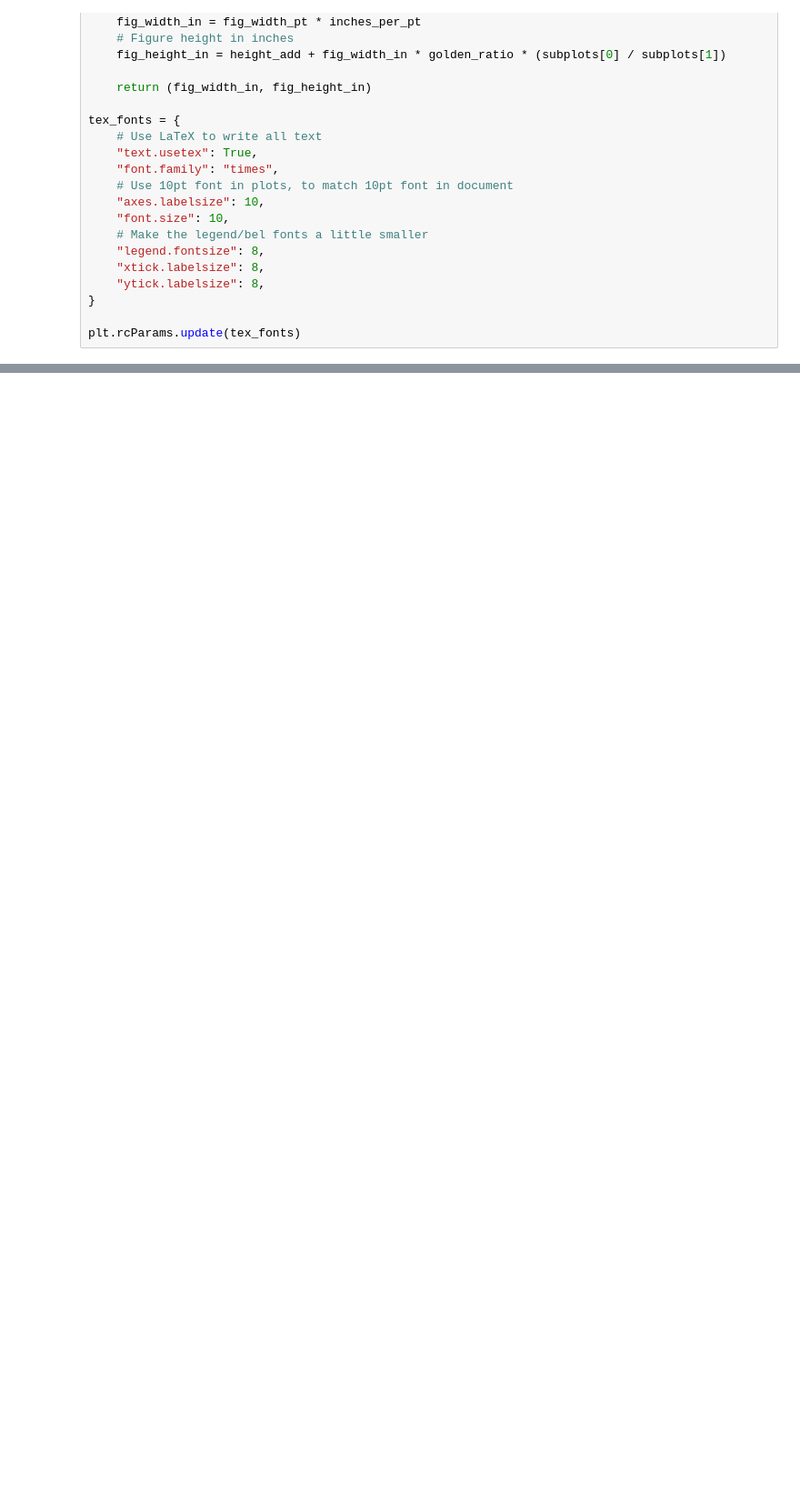
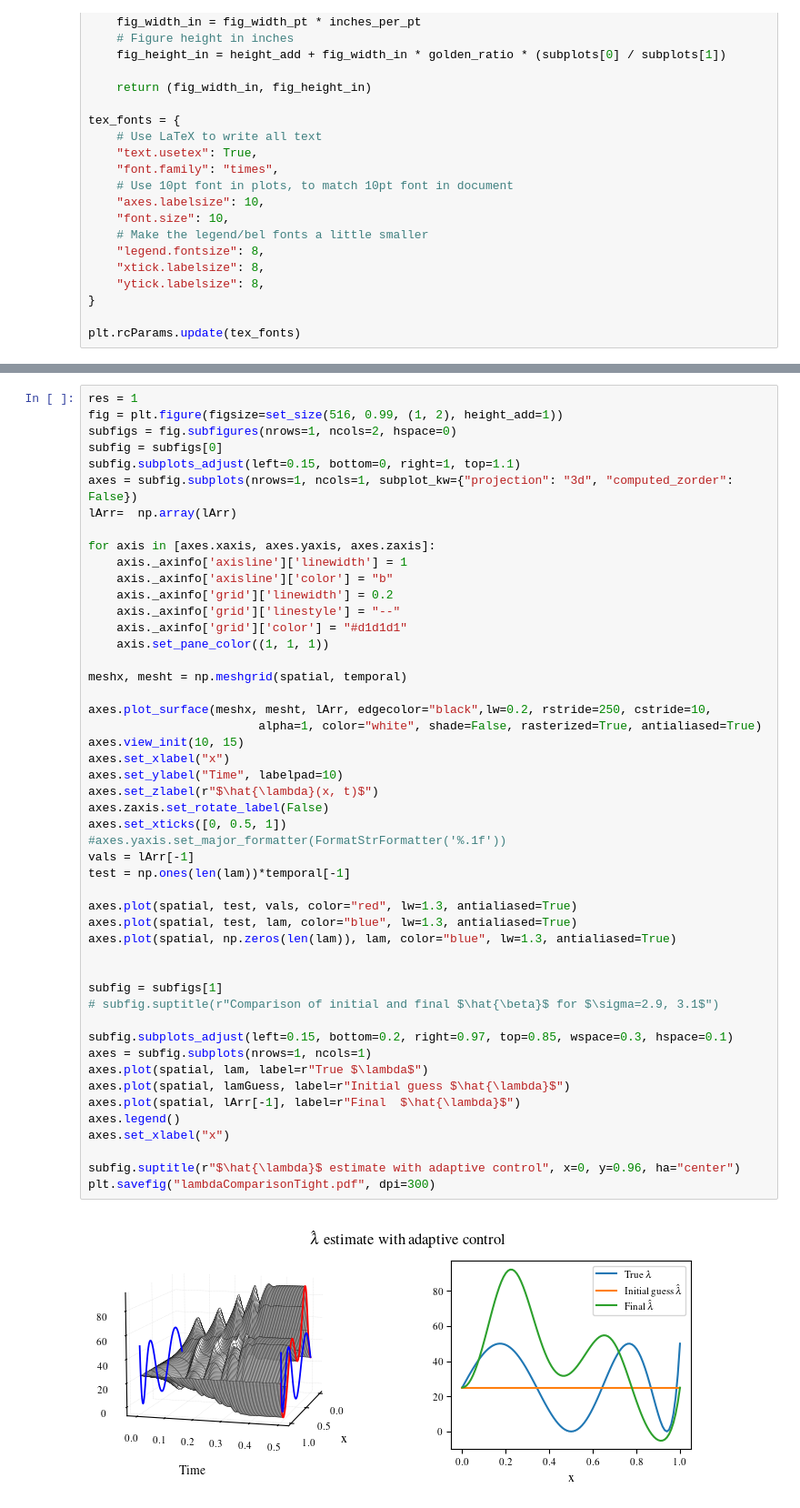
Before and after one commit to lukebhan/NeuralOperatorParabolicAdaptiveControl, a Jupyter notebook: adaptive.ipynb, the cells around one changed output, grey strips where cells are left out. Shown: that part at 91% size. Cells and saved outputs as stored; diff of their text form; blank space fills up the shorter version.

```diff
--- a/adaptive.ipynb
+++ b/adaptive.ipynb
@@ -246,3 +250,54 @@ lhatdelta [ 0.00000000e+00  3.96935492e-03  1.58459160e-02  3.55373247e-02
+# %%
+res = 1
+fig = plt.figure(figsize=set_size(516, 0.99, (1, 2), height_add=1))
+subfigs = fig.subfigures(nrows=1, ncols=2, hspace=0)
+subfig = subfigs[0]
+subfig.subplots_adjust(left=0.15, bottom=0, right=1, top=1.1)
+axes = subfig.subplots(nrows=1, ncols=1, subplot_kw={"projection": "3d", "computed_zorder": False})
+lArr=  np.array(lArr)
+
+for axis in [axes.xaxis, axes.yaxis, axes.zaxis]:
+    axis._axinfo['axisline']['linewidth'] = 1
+    axis._axinfo['axisline']['color'] = "b"
+    axis._axinfo['grid']['linewidth'] = 0.2
+    axis._axinfo['grid']['linestyle'] = "--"
+    axis._axinfo['grid']['color'] = "#d1d1d1"
+    axis.set_pane_color((1, 1, 1))
+
+meshx, mesht = np.meshgrid(spatial, temporal)
+
+axes.plot_surface(meshx, mesht, lArr, edgecolor="black",lw=0.2, rstride=250, cstride=10,
+                        alpha=1, color="white", shade=False, rasterized=True, antialiased=True)
+axes.view_init(10, 15)
+axes.set_xlabel("x")
+axes.set_ylabel("Time", labelpad=10)
+axes.set_zlabel(r"$\hat{\lambda}(x, t)$")
+axes.zaxis.set_rotate_label(False)
+axes.set_xticks([0, 0.5, 1])
+#axes.yaxis.set_major_formatter(FormatStrFormatter('%.1f'))
+vals = lArr[-1]
+test = np.ones(len(lam))*temporal[-1]
+
+axes.plot(spatial, test, vals, color="red", lw=1.3, antialiased=True)
+axes.plot(spatial, test, lam, color="blue", lw=1.3, antialiased=True)
+axes.plot(spatial, np.zeros(len(lam)), lam, color="blue", lw=1.3, antialiased=True)
+
+
+subfig = subfigs[1]
+# subfig.suptitle(r"Comparison of initial and final $\hat{\beta}$ for $\sigma=2.9, 3.1$")
+
+subfig.subplots_adjust(left=0.15, bottom=0.2, right=0.97, top=0.85, wspace=0.3, hspace=0.1)
+axes = subfig.subplots(nrows=1, ncols=1)
+axes.plot(spatial, lam, label=r"True $\lambda$")
+axes.plot(spatial, lamGuess, label=r"Initial guess $\hat{\lambda}$")
+axes.plot(spatial, lArr[-1], label=r"Final  $\hat{\lambda}$")
+axes.legend()
+axes.set_xlabel("x")
+
+subfig.suptitle(r"$\hat{\lambda}$ estimate with adaptive control", x=0, y=0.96, ha="center")
+plt.savefig("lambdaComparisonTight.pdf", dpi=300)
+# %% [output]
+[figure, added]
 # %%
 res = 1
 fig = plt.figure(figsize=set_size(516, 0.99, (1,1), height_add=0))
```
Also changed, not shown: parts of 13 cells of this notebook.
